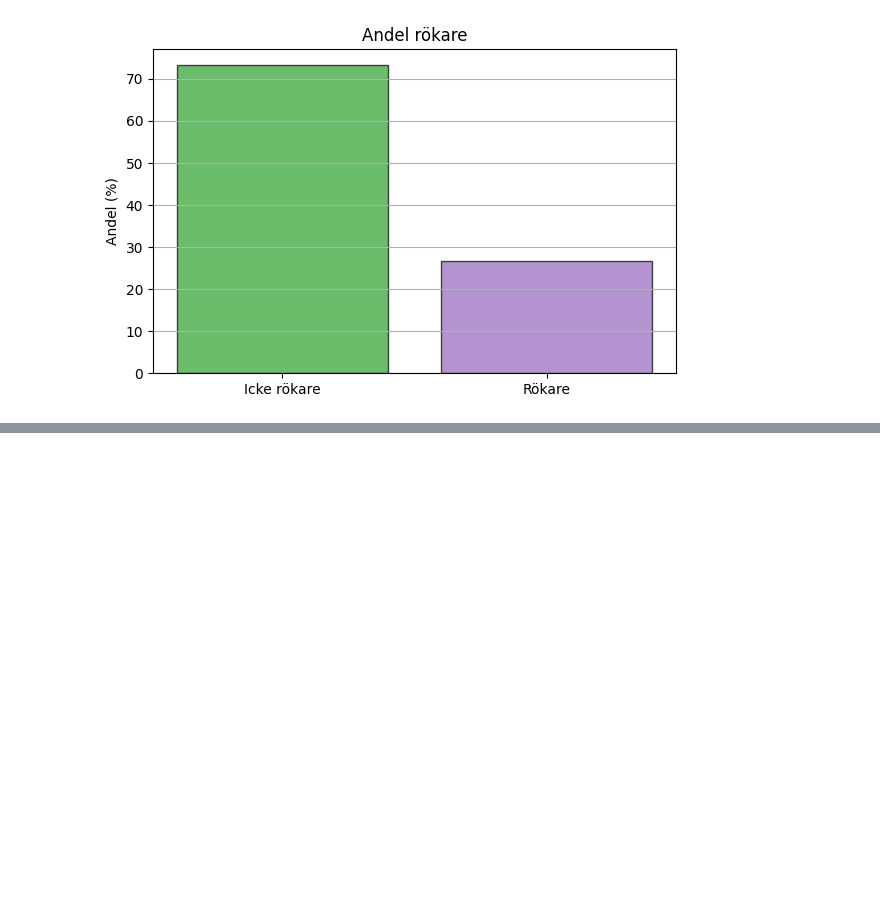
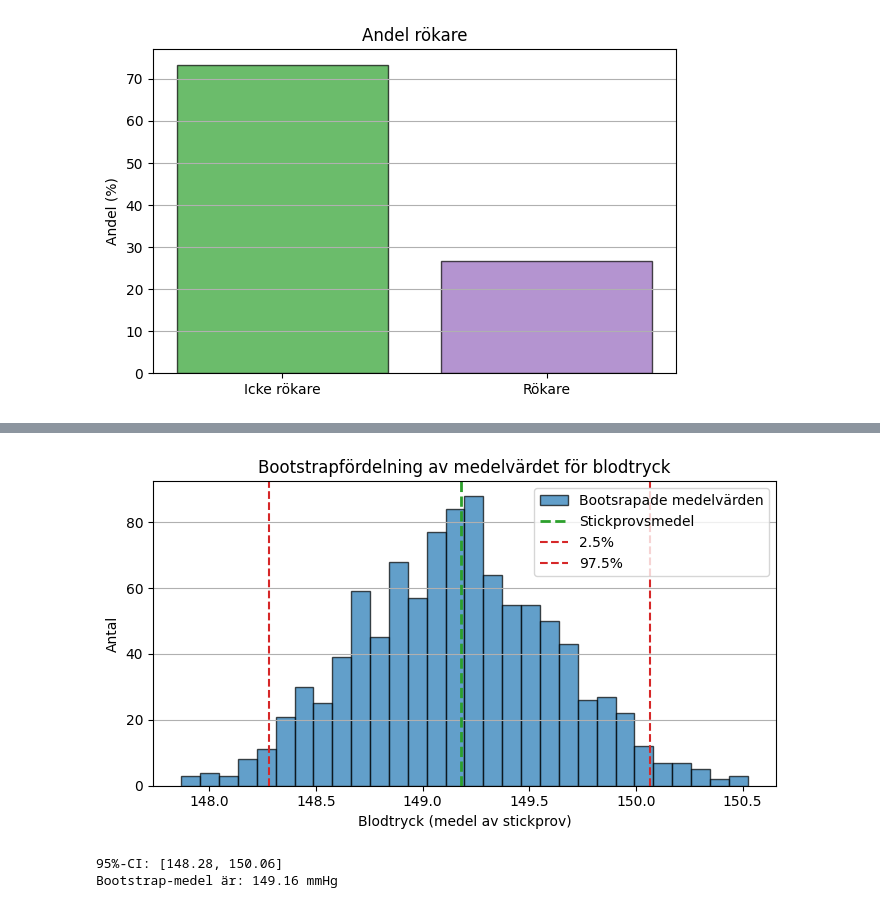
Before and after one commit to MagdalenaPersson/health-study, a Jupyter notebook: report.ipynb, the cells around one changed output, grey strips where cells are left out. Cells and saved outputs as stored; diff of their text form; code cells hidden in the pictures; blank space fills up the shorter version.

Commit message:
added bootstrap of systolic_bp

```diff
--- a/report.ipynb
+++ b/report.ipynb
@@ -180,0 +186,38 @@ ax.bar(w_disease, sim_mean)
+# %%
+# Beräkna konfidensintervall för medelvärdet av systolic_bp, med normalapproximation eller bootstrap.
+
+x = df["systolic_bp"].dropna().to_numpy()
+n = len(x)
+B = 1000
+
+b_samples = [np.random.choice(x, size=n, replace=True) for _ in range(B)]
+
+len(b_samples)
+len(b_samples[0])
+b_samples[0][:10]
+
+b_mean = [np.mean(sample) for sample in b_samples]
+
+fig, ax = plt.subplots(figsize=(7,4))
+ax.hist(b_mean, bins=30, alpha=0.7, label="Bootsrapade medelvärden", edgecolor="black")
+ax.axvline(np.mean(x), color="tab:green", linestyle="--", label="Stickprovsmedel", linewidth=2)
+ax.axvline(np.percentile(b_mean, 2.5), color="tab:red", linestyle="--", label="2.5%")
+ax.axvline(np.percentile(b_mean, 97.5), color="tab:red", linestyle="--", label="97.5%")
+ax.set_title("Bootstrapfördelning av medelvärdet för blodtryck")
+ax.set_xlabel("Blodtryck (medel av stickprov)")
+ax.set_ylabel("Antal")
+ax.grid(True, axis="y")
+ax.legend()
+plt.tight_layout()
+plt.show()
+
+
+boot_mean = np.mean(b_mean)
+ci_low, ci_high = np.percentile(b_mean, [2.5, 97.5])
+
+print(f"95%-CI: [{ci_low:.2f}, {ci_high:.2f}]")
+print(f"Bootstrap-medel är: {boot_mean:.2f} mmHg")
+# %% [output]
+[figure, added]
+95%-CI: [148.28, 150.06]
+Bootstrap-medel är: 149.16 mmHg
```
Also changed, not shown: parts of 3 cells of this notebook.
